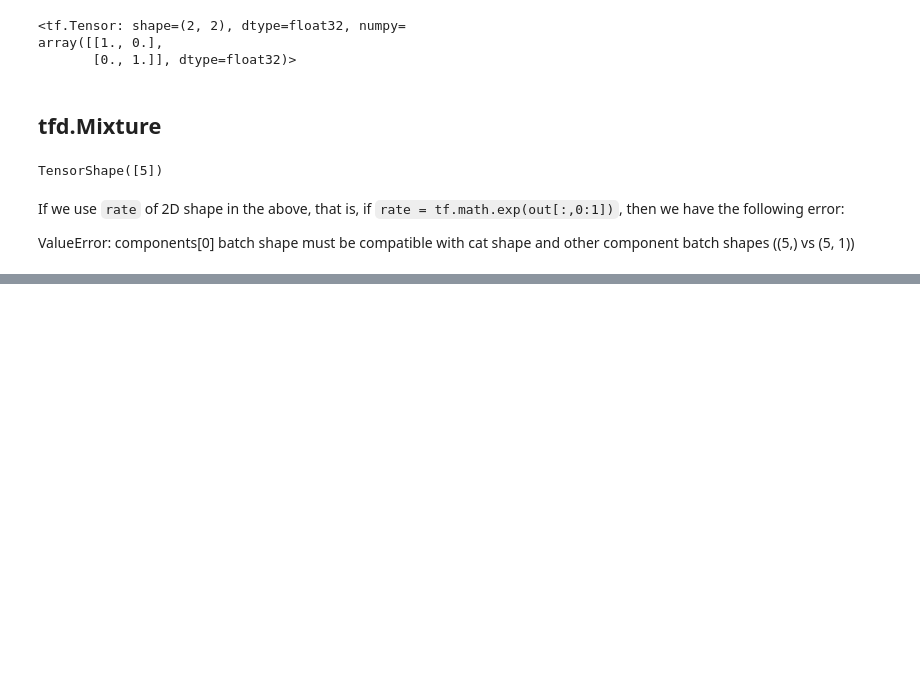
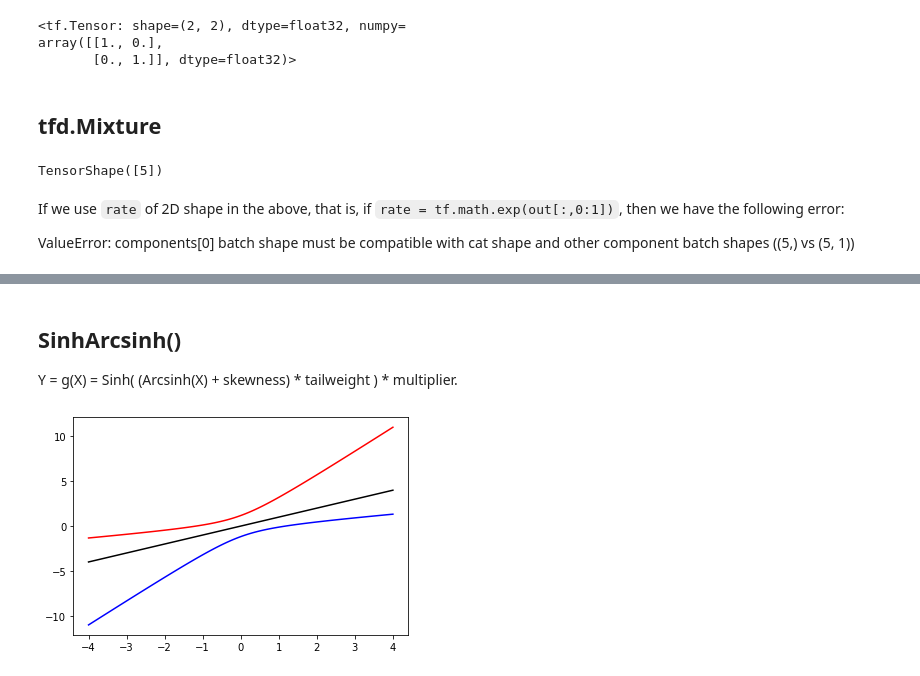
Before and after one commit to dchoi77/Learn_TensorFlow, a Jupyter notebook: TFP.ipynb, the cells around one changed output, grey strips where cells are left out. Saved outputs shown, nothing was run; the diff lists cells and outputs as text; code cells hidden in the pictures; blank space fills up the shorter version.

```diff
--- a/TFP.ipynb
+++ b/TFP.ipynb
@@ -1,3 +1,12 @@
+# %%
+import tensorflow_probability as tfp
+import tensorflow as tf
+import matplotlib.pyplot as plt
+import numpy as np
+import pandas as pd
+
+tfd = tfp.distributions
+tfb = tfp.bijectors
 # %% [markdown]
 # tfp.distributions
 # %% [markdown]
@@ -111,0 +153,12 @@ ValueError: components[0] batch shape must be compatible with cat shape and othe
+# %% [markdown]
+## SinhArcsinh()
+
+Y = g(X) = Sinh( (Arcsinh(X) + skewness) * tailweight ) * multiplier.
+# %%
+x = np.linspace(-4, 4, 100, dtype='float32')
+plt.plot(x, tfb.SinhArcsinh(skewness=0, tailweight=1).forward(x), c='black')
+plt.plot(x, tfb.SinhArcsinh(skewness=1, tailweight=1).forward(x), c='red')
+plt.plot(x, tfb.SinhArcsinh(skewness=-1, tailweight=1).forward(x), c='blue')
+plt.show()
+# %% [output]
+[figure, added]
```
Also changed, not shown: parts of 22 cells of this notebook, 1 other file.
